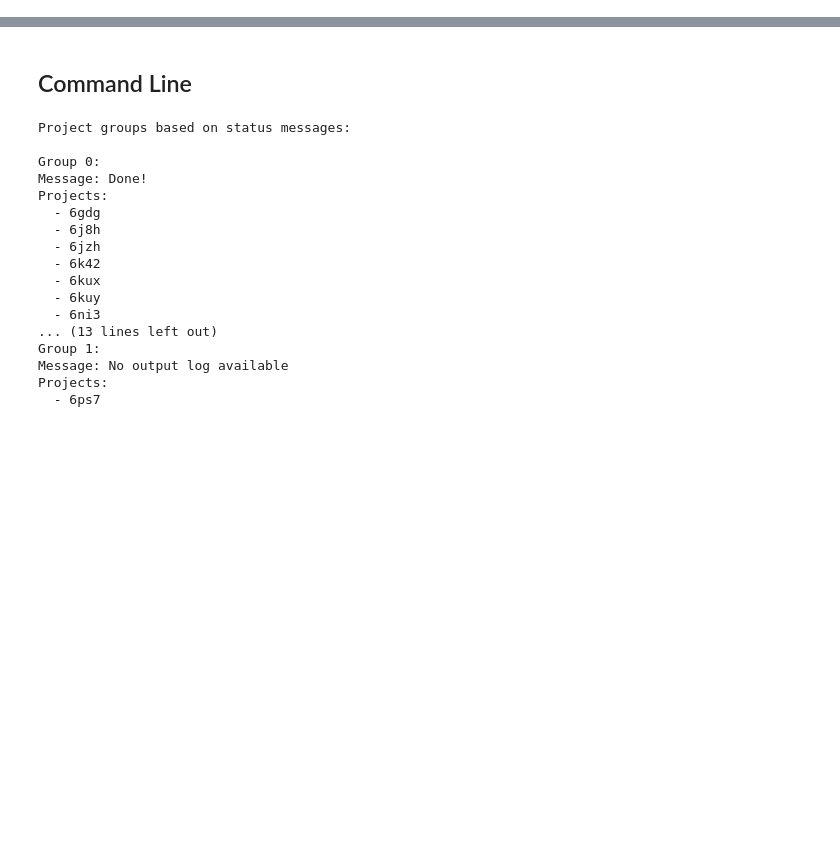
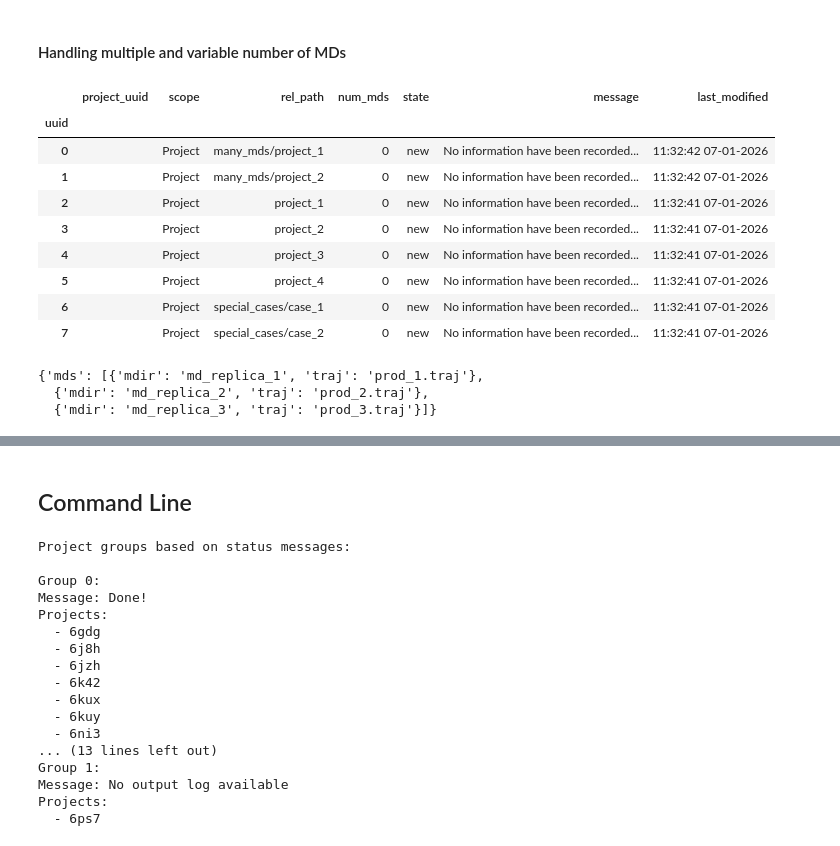
Before and after one commit to mmb-irb/MDDB-workflow, a Jupyter notebook: docs/source/dataset.ipynb, the cells around one changed output, grey strips where cells are left out. Drawn from its saved outputs; the diff is of its cells as text; code cells hidden in the pictures; blank space fills up the shorter version.

```diff
--- a/docs/source/dataset.ipynb
+++ b/docs/source/dataset.ipynb
@@ -4,0 +65,15 @@
+# %%
+%load_ext autoreload
+%autoreload 2
+from mddb_workflow.core.dataset import Dataset
+
+# Create test directory structure
+dataset_dir = "new_dataset"
+# Initialize the Dataset
+db_path = dataset_dir+"/new_dataset.db"
+# Remove database in case the notebook is re-run
+if os.path.exists(db_path):
+    os.remove(db_path)
+
+# Create dataset and scan for projects and MDs
+ds = Dataset(dataset_path=db_path)
@@ -4,0 +83,5 @@
+# %%
+ds.add_entries([dataset_dir+'/project_*',
+                 dataset_dir+'/special_cases/*',],
+                ignore_dirs=[dataset_dir+'/*logs'],
+                 verbose=True)
@@ -4,0 +202,2 @@
+# %% [markdown]
+#### Handling multiple and variable number of MDs
@@ -4,0 +231,15 @@
+# %%
+ds.add_entries([dataset_dir+'/many_mds/*'], verbose=True)
+# %%
+ds.dataframe
+# %% [output]
+|  | project_uuid | scope | rel_path | num_mds | state | message | last_modified |
+| uuid |  |  |  |  |  |  |  |
+| 0 |  | Project | many_mds/project_1 | 0 | new | No information have been recorded... | 11:32:42 07-01-2026 |
+| 1 |  | Project | many_mds/project_2 | 0 | new | No information have been recorded... | 11:32:42 07-01-2026 |
+| 2 |  | Project | project_1 | 0 | new | No information have been recorded... | 11:32:41 07-01-2026 |
+| 3 |  | Project | project_2 | 0 | new | No information have been recorded... | 11:32:41 07-01-2026 |
+| 4 |  | Project | project_3 | 0 | new | No information have been recorded... | 11:32:41 07-01-2026 |
+| 5 |  | Project | project_4 | 0 | new | No information have been recorded... | 11:32:41 07-01-2026 |
+| 6 |  | Project | special_cases/case_1 | 0 | new | No information have been recorded... | 11:32:41 07-01-2026 |
+| 7 |  | Project | special_cases/case_2 | 0 | new | No information have been recorded... | 11:32:41 07-01-2026 |
@@ -4,0 +284,6 @@
+# %%
+md_input_generator(dataset_dir+'/many_mds/project_1')
+# %% [output]
+{'mds': [{'mdir': 'md_replica_1', 'traj': 'prod_1.traj'},
+  {'mdir': 'md_replica_2', 'traj': 'prod_2.traj'},
+  {'mdir': 'md_replica_3', 'traj': 'prod_3.traj'}]}
```
Also changed, not shown: parts of 51 cells of this notebook, 4 other files.
